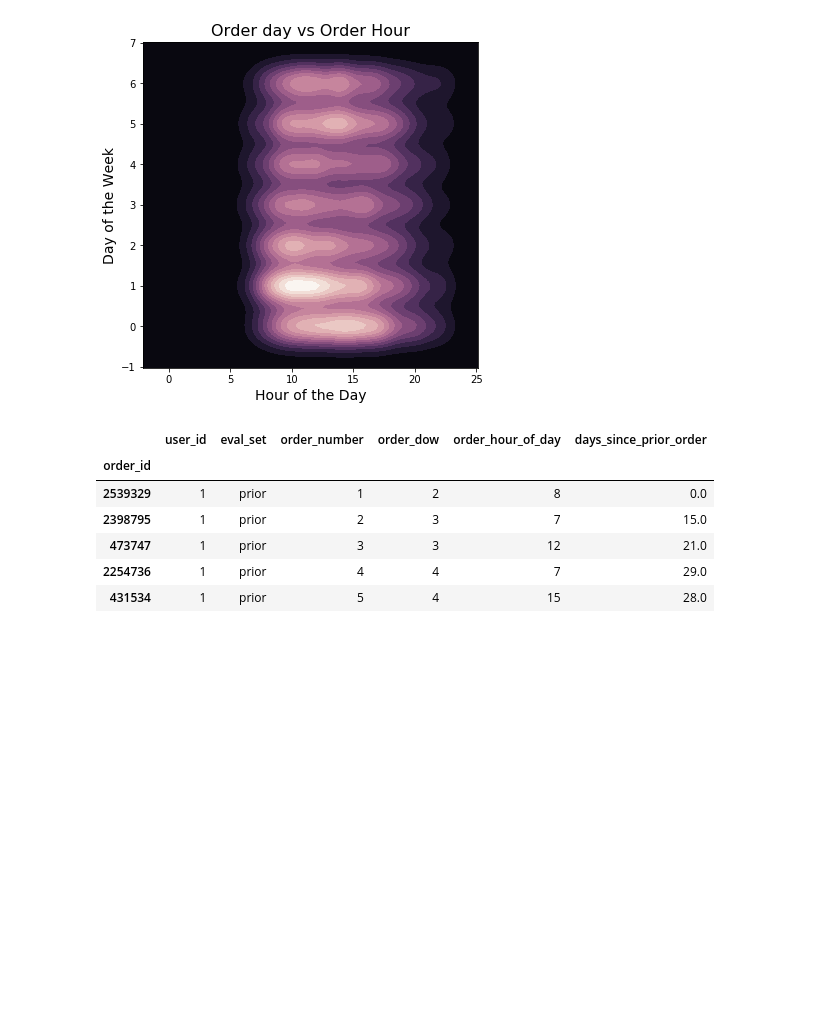
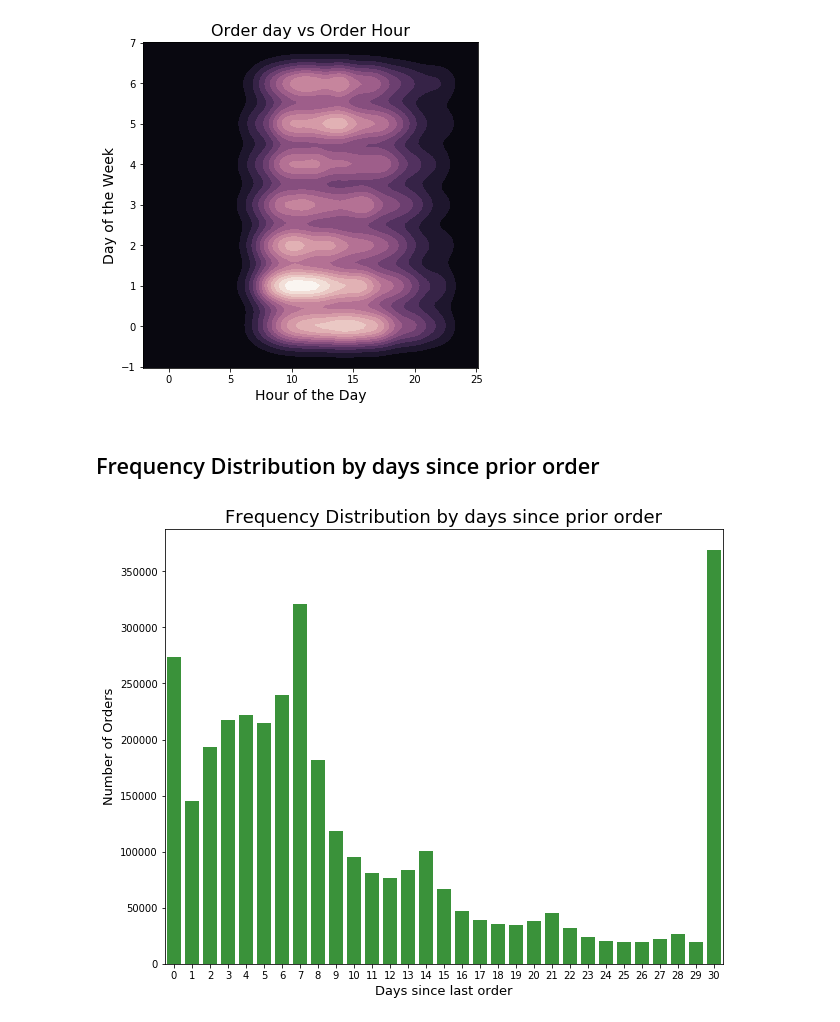
Before and after one commit to SamSamhuns/instacart_market_basket_analysis, a Jupyter notebook: instacart_data_analysis.ipynb, the cells around one changed output. Cells and saved outputs as stored; diff of their text form; code cells hidden in the pictures; blank space fills up the shorter version.

Commit message:
Added more graphs

```diff
--- a/instacart_data_analysis.ipynb
+++ b/instacart_data_analysis.ipynb
@@ -174,15 +172,14 @@ orders
 3421083 rows × 6 columns
 # %%
 def hist_count_plots(dframe, x_axis, _title, _xlabel, _ylabel, color_index ):
+
     plt.figure(figsize=(10,8))
     sns.countplot(x=x_axis, data=dframe, color=color[color_index])
-    plt.title(_title, fontsize=16)
+    plt.title(_title, fontsize=18)
     plt.xlabel(_xlabel, fontsize=13)
     plt.ylabel(_ylabel, fontsize=13)
 
-#     if x_axis == "order_dow":
-    plt.xticks = ["Saturday", "Sunday", "Monday", "Tuesday", "Wednesday", "Thursday", "Friday"]
-
+#   plt.xticks( [0,1,2,3,4,5,6],["Saturday", "Sunday", "Monday", "Tuesday", "Wednesday", "Thursday", "Friday"] )
     plt.show()
 # %%
 hist_count_plots( orders.iloc[:1000000,:], 'user_id', 'user id counts', "users", "number of orders", 2 )
@@ -216,13 +214,12 @@ plt.ylabel("Day of the Week", fontsize=14)
 plt.show()
 # %% [output]
 [figure]
-# %%
-orders.head()
-# %% [output]
-|  | user_id | eval_set | order_number | order_dow | order_hour_of_day | days_since_prior_order |
-| order_id |  |  |  |  |  |  |
-| 2539329 | 1 | prior | 1 | 2 | 8 | 0.0 |
-| 2398795 | 1 | prior | 2 | 3 | 7 | 15.0 |
-| 473747 | 1 | prior | 3 | 3 | 12 | 21.0 |
-| 2254736 | 1 | prior | 4 | 4 | 7 | 29.0 |
-| 431534 | 1 | prior | 5 | 4 | 15 | 28.0 |
+# %% [markdown]
+## Frequency Distribution by days since prior order
+# %%
+# Generating a dataframe with one column 'days_since_prior_order'
+prior_order = orders[['days_since_prior_order']].astype(np.int64)
+hist_count_plots(prior_order, "days_since_prior_order", "Frequency Distribution by days since prior order",
+                 "Days since last order", "Number of Orders", 2)
+# %% [output]
+[figure, added]
```
Also changed, not shown: parts of 8 cells of this notebook.
